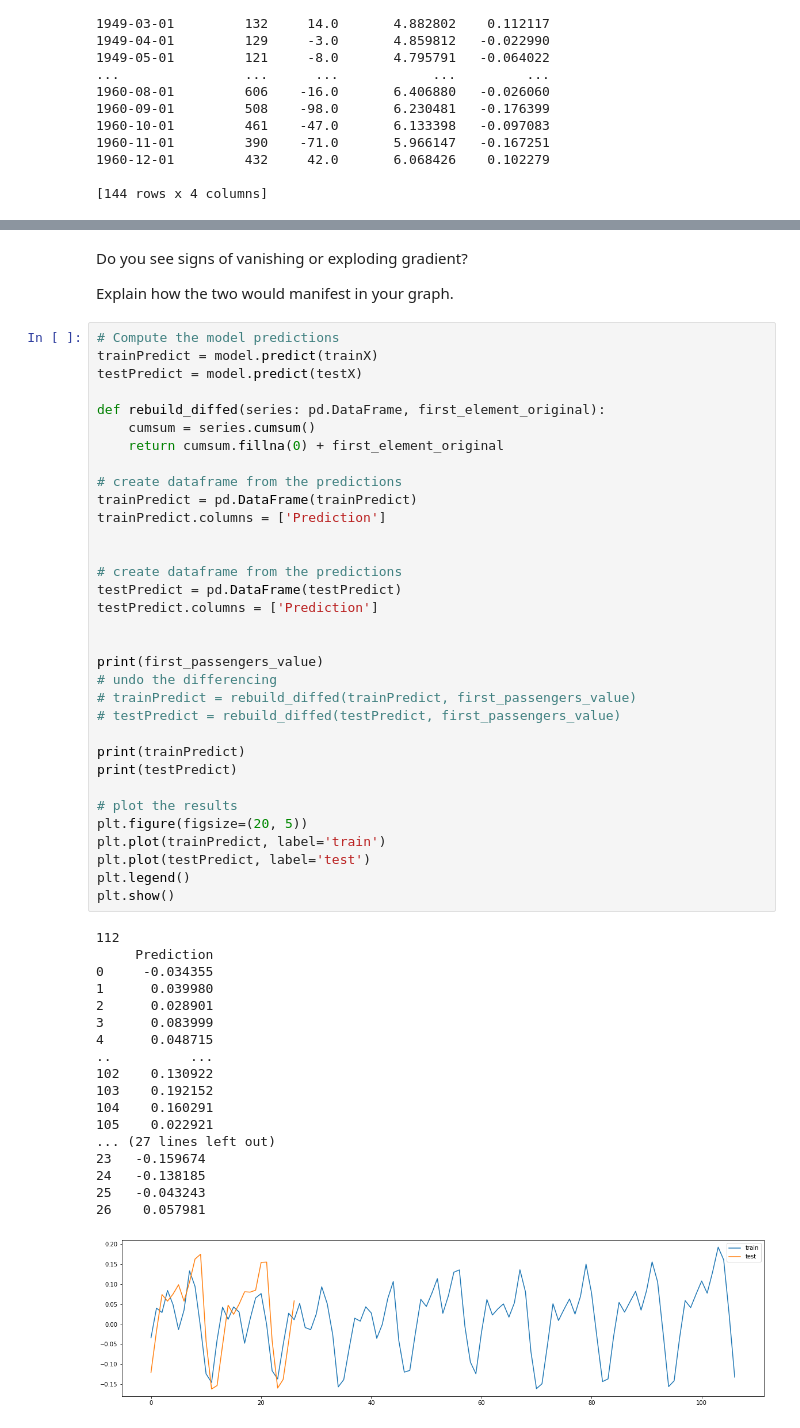
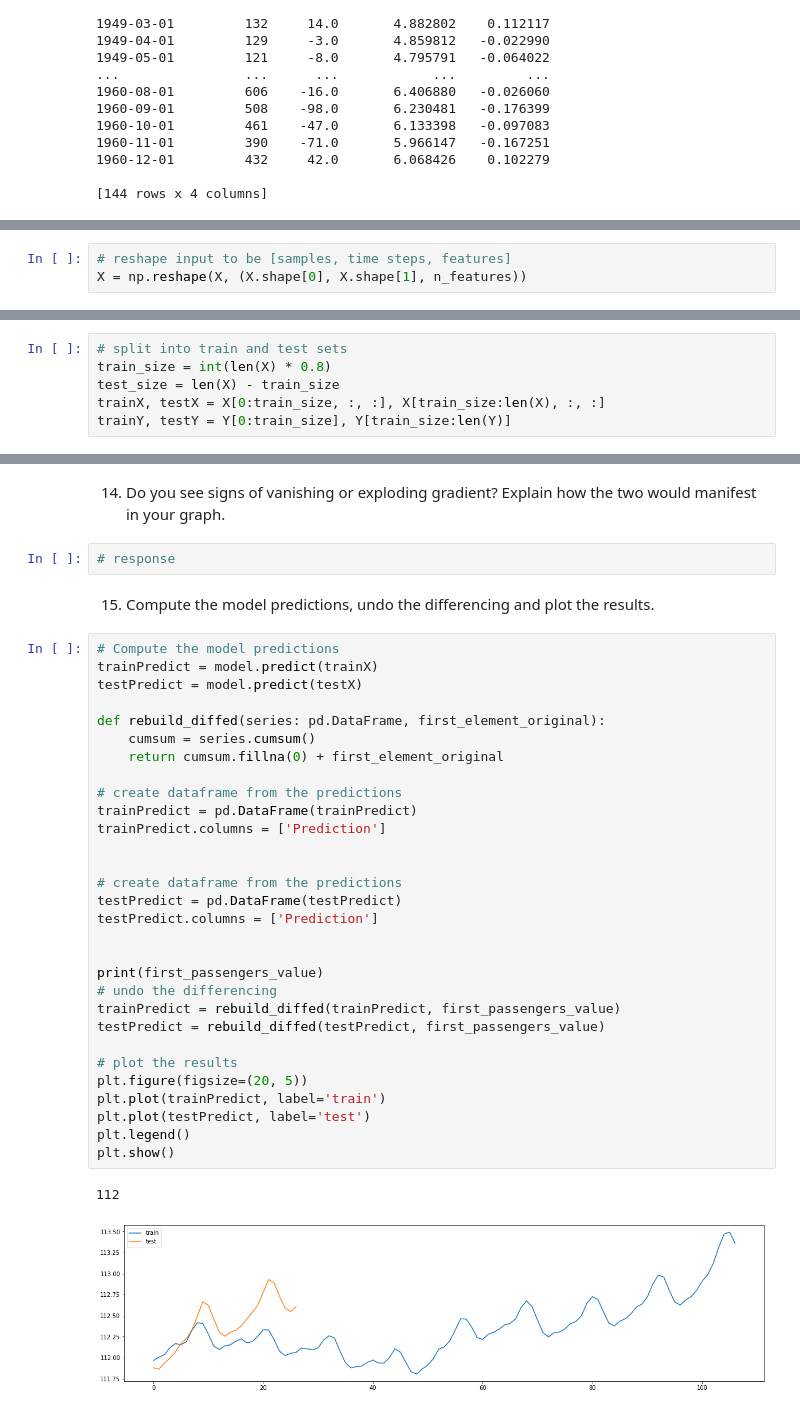
Before and after one commit to iondodon/RNDL, a Jupyter notebook: lab1/lab1.ipynb, the cells around one changed output, grey strips where cells are left out. Saved outputs shown, nothing was run; the diff lists cells and outputs as text.

```diff
--- a/lab1/lab1.ipynb
+++ b/lab1/lab1.ipynb
@@ -262,0 +215,3 @@ Epoch 100/100
+# %%
+# reshape input to be [samples, time steps, features]
+X = np.reshape(X, (X.shape[0], X.shape[1], n_features))
@@ -262,0 +220,6 @@ Epoch 100/100
+# %%
+# split into train and test sets
+train_size = int(len(X) * 0.8)
+test_size = len(X) - train_size
+trainX, testX = X[0:train_size, :, :], X[train_size:len(X), :, :]
+trainY, testY = Y[0:train_size], Y[train_size:len(Y)]
@@ -265,56 +271,39 @@ Comment on your results. Do you see signs of overfitting? If yes, explain. If no
 # %% [markdown]
-Do you see signs of vanishing or exploding gradient?
-
-Explain how the two would manifest in your graph.
+14. Do you see signs of vanishing or exploding gradient? Explain how the two would manifest in your graph.
+# %%
+# response
+# %% [markdown]
+15. Compute the model predictions, undo the differencing and plot the results.
 # %%
 # Compute the model predictions
 trainPredict = model.predict(trainX)
 testPredict = model.predict(testX)
 
 def rebuild_diffed(series: pd.DataFrame, first_element_original):
     cumsum = series.cumsum()
     return cumsum.fillna(0) + first_element_original
 
 # create dataframe from the predictions
 trainPredict = pd.DataFrame(trainPredict)
 trainPredict.columns = ['Prediction']
 
 
 # create dataframe from the predictions
 testPredict = pd.DataFrame(testPredict)
 testPredict.columns = ['Prediction']
 
 
 print(first_passengers_value)
 # undo the differencing
-# trainPredict = rebuild_diffed(trainPredict, first_passengers_value)
-# testPredict = rebuild_diffed(testPredict, first_passengers_value)
-
-print(trainPredict)
-print(testPredict)
+trainPredict = rebuild_diffed(trainPredict, first_passengers_value)
+testPredict = rebuild_diffed(testPredict, first_passengers_value)
 
 # plot the results
 plt.figure(figsize=(20, 5))
 plt.plot(trainPredict, label='train')
 plt.plot(testPredict, label='test')
 plt.legend()
 plt.show()
 # %% [output]
 112
-     Prediction
-0     -0.034355
-1      0.039980
-2      0.028901
-3      0.083999
-4      0.048715
-..          ...
-102    0.130922
-103    0.192152
-104    0.160291
-105    0.022921
-... (27 lines left out)
-23   -0.159674
-24   -0.138185
-25   -0.043243
-26    0.057981
-[figure, old version]
+[figure, new version]
```
Also changed, not shown: parts of 12 cells of this notebook.
